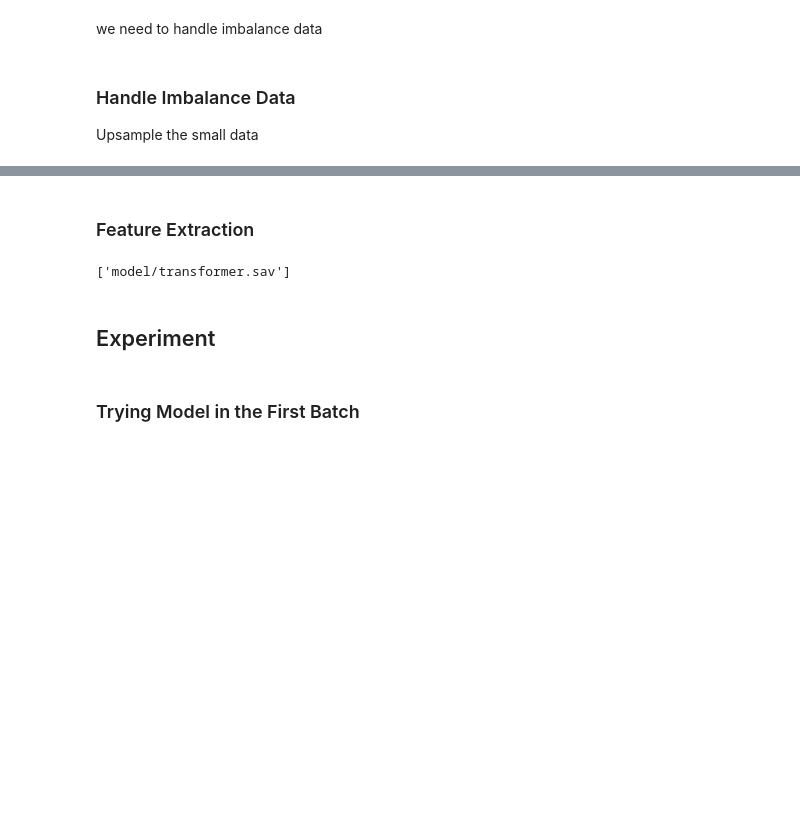
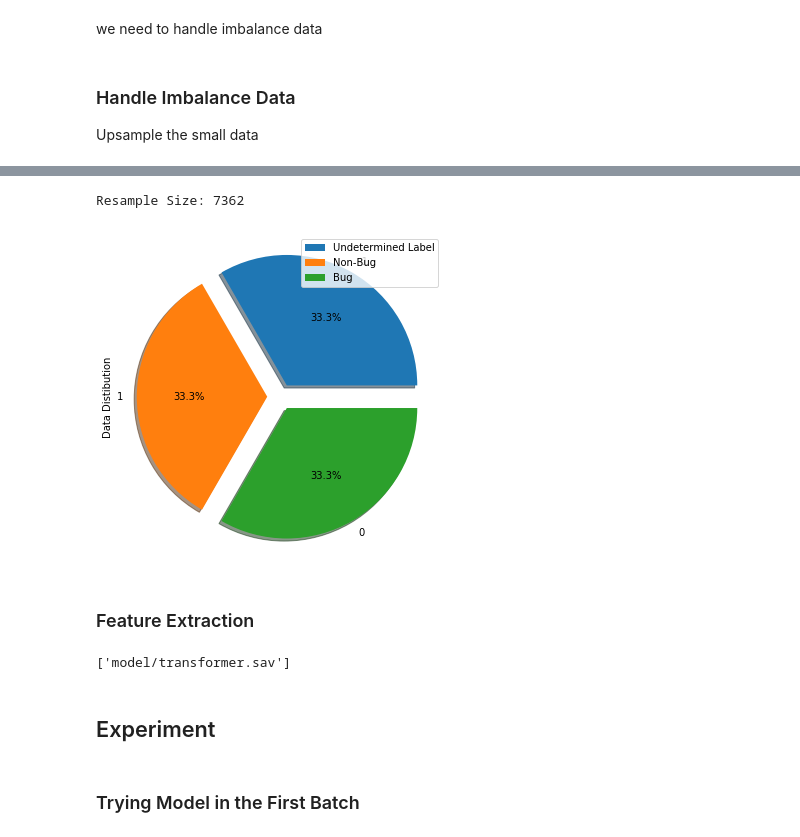
Before and after one commit to mhilmiasyrofi/test-case-generation, a Jupyter notebook: guided_system_combined_sr_data.ipynb, the cells around one changed output, grey strips where cells are left out. Saved outputs shown, nothing was run; the diff lists cells and outputs as text; code cells hidden in the pictures; blank space fills up the shorter version.

```diff
--- a/guided_system_combined_sr_data.ipynb
+++ b/guided_system_combined_sr_data.ipynb
@@ -89,3 +104,83 @@ plt.show()
+# %%
+def upsampleMinority(df):
+    # Separate majority and minority classes
+    df_majority = df[df.label==NON_BUG_LABEL]
+    df_minority = df[df.label==BUG_LABEL]
+
+    # Upsample minority class
+    df_minority_upsampled = resample(df_minority,
+                                     replace=True,     # sample with replacement
+                                     n_samples=len(df_majority),    # to match majority class
+                                     random_state=123) # reproducible results
+
+    # Combine majority class with upsampled minority class
+    df_upsampled = pd.concat([df_majority, df_minority_upsampled])
+
+    return df_upsampled.copy()
+
+def downsampleMajority(df) :
+    # Separate majority and minority classes
+    df_majority = df[df.label==NON_BUG_LABEL]
+    df_minority = df[df.label==BUG_LABEL]
+
+    # Downsample majority class
+    df_majority_downsampled = resample(df_majority,
+                                     replace=True,     # sample with replacement
+                                     n_samples=len(df_minority),    # to match minority class
+                                     random_state=123) # reproducible results
+
+    # Combine majority class with upsampled minority class
+    df_resampled = pd.concat([df_majority_downsampled, df_minority])
+
+    return df_resampled.copy()
+
+def resampleToFixNumber(df, n):
+    # Separate majority and minority classes
+    df_non_bug = df[df.label==NON_BUG_LABEL]
+    df_bug = df[df.label==BUG_LABEL]
+    df_undetermined = df[df.label==UNDETERMINED_LABEL]
+
+    df_non_bug = resample(df_non_bug,
+                     replace=True,     # sample with replacement
+                     n_samples=n,    # to match minority class
+                     random_state=123) # reproducible results
+
+    df_bug = resample(df_bug,
+                     replace=True,     # sample with replacement
+                     n_samples=n,    # to match majority class
+                     random_state=123) # reproducible results
+
+    df_undetermined = resample(df_undetermined,
+                     replace=True,     # sample with replacement
+                     n_samples=n,    # to match majority class
+                     random_state=123) # reproducible results
+
+
+    # Combine majority class with upsampled minority class
+    df_resampled = pd.concat([df_undetermined, df_bug, df_non_bug])
+
+    return df_resampled.copy()
+
+def getResampleSize(df) :
+    size = 0
+    for k in df.keys() :
+        df_bug = df[k][df[k].label==BUG_LABEL]
+        if (len(df_bug["label"]) > size) :
+            size = len(df_bug["label"])
+
+    return size
+
+RESAMPLE_SIZE = getResampleSize(df)
+print("Resample Size: %d" % RESAMPLE_SIZE)
+
+sample = resampleToFixNumber(df["deepspeech"], RESAMPLE_SIZE)
+sample["label"].value_counts().plot(kind = 'pie', explode = [0.1, 0.1, 0.1], figsize = (6, 6), autopct = '%1.1f%%', shadow = True)
+plt.ylabel("Data Distibution")
+plt.legend(["Undetermined Label", "Non-Bug", "Bug"])
+plt.show()
+# %% [output]
+Resample Size: 7362
+[figure, added]
 # %% [markdown]
 ### Feature Extraction
 # %%
```
Also changed, not shown: parts of 18 cells of this notebook, 2 other files.
